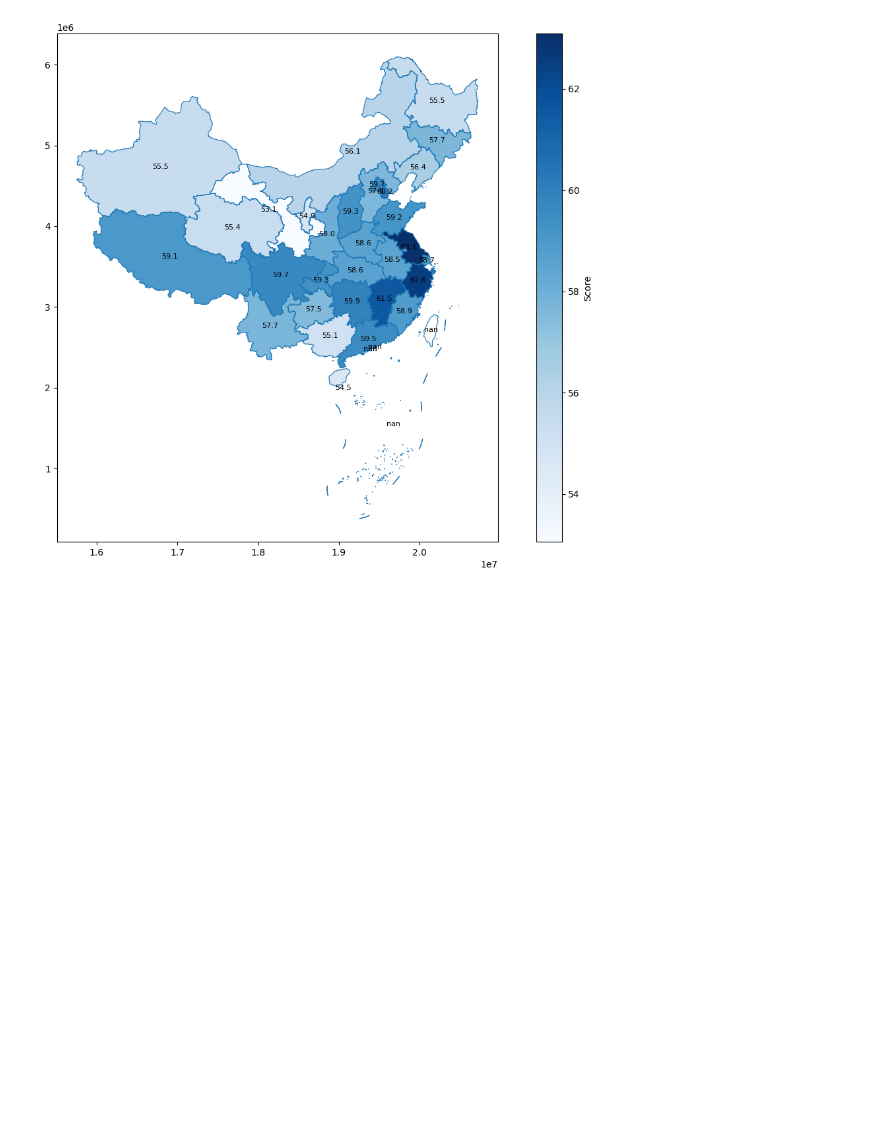
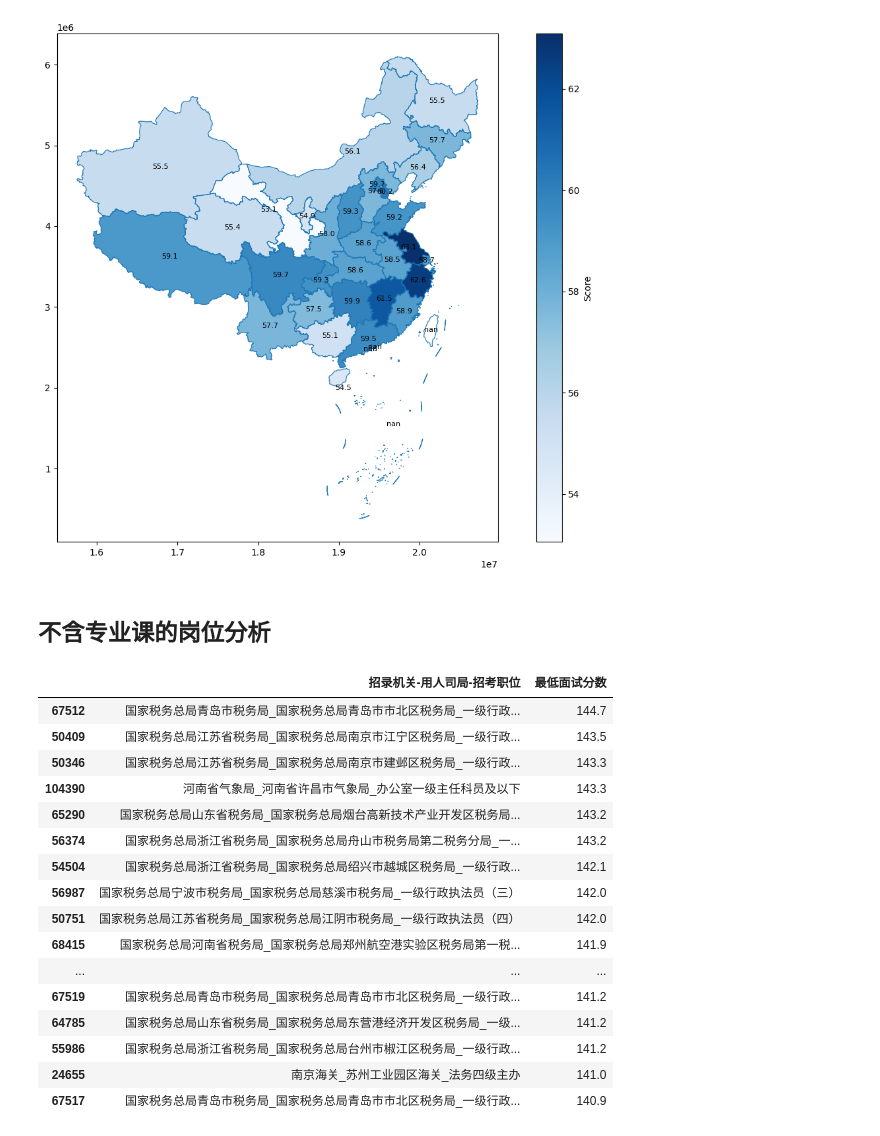
Before and after one commit to coderzzy/data_analysis, a Jupyter notebook: notebooks/guokao2024.ipynb, the cells around one changed output. Drawn from its saved outputs; the diff is of its cells as text; code cells hidden in the pictures; blank space fills up the shorter version.

Commit message:
feature: guokao2024-不含专业课的岗位分析

```diff
--- a/notebooks/guokao2024.ipynb
+++ b/notebooks/guokao2024.ipynb
@@ -207,3 +201,31 @@ for x, y, label in zip(merged.geometry.centroid.x, merged.geometry.centroid.y, m
 plt.show()
 # %% [output]
 [figure]
+# %% [markdown]
+## 不含专业课的岗位分析
+# %%
+# 取分数最高的10个岗位
+# 先排序，再分组，第一个head取每个组里的topN，第二个head取整个组的topN
+df_above_89[['招录机关-用人司局-招考职位','最低面试分数']]\
+    .sort_values(by='最低面试分数', ascending=False)\
+    .groupby('招录机关-用人司局-招考职位')\
+    .head(1)\
+    .head(20)
+# %% [output]
+|  | 招录机关-用人司局-招考职位 | 最低面试分数 |
+| 67512 | 国家税务总局青岛市税务局_国家税务总局青岛市市北区税务局_一级行政... | 144.7 |
+| 50409 | 国家税务总局江苏省税务局_国家税务总局南京市江宁区税务局_一级行政... | 143.5 |
+| 50346 | 国家税务总局江苏省税务局_国家税务总局南京市建邺区税务局_一级行政... | 143.3 |
+| 104390 | 河南省气象局_河南省许昌市气象局_办公室一级主任科员及以下 | 143.3 |
+| 65290 | 国家税务总局山东省税务局_国家税务总局烟台高新技术产业开发区税务局... | 143.2 |
+| 56374 | 国家税务总局浙江省税务局_国家税务总局舟山市税务局第二税务分局_一... | 143.2 |
+| 54504 | 国家税务总局浙江省税务局_国家税务总局绍兴市越城区税务局_一级行政... | 142.1 |
+| 56987 | 国家税务总局宁波市税务局_国家税务总局慈溪市税务局_一级行政执法员（三） | 142.0 |
+| 50751 | 国家税务总局江苏省税务局_国家税务总局江阴市税务局_一级行政执法员（四） | 142.0 |
+| 68415 | 国家税务总局河南省税务局_国家税务总局郑州航空港实验区税务局第一税... | 141.9 |
+| ... | ... | ... |
+| 67519 | 国家税务总局青岛市税务局_国家税务总局青岛市市北区税务局_一级行政... | 141.2 |
+| 64785 | 国家税务总局山东省税务局_国家税务总局东营港经济开发区税务局_一级... | 141.2 |
+| 55986 | 国家税务总局浙江省税务局_国家税务总局台州市椒江区税务局_一级行政... | 141.2 |
+| 24655 | 南京海关_苏州工业园区海关_法务四级主办 | 141.0 |
+| 67517 | 国家税务总局青岛市税务局_国家税务总局青岛市市北区税务局_一级行政... | 140.9 |
```
Also changed, not shown: parts of 5 cells of this notebook.
